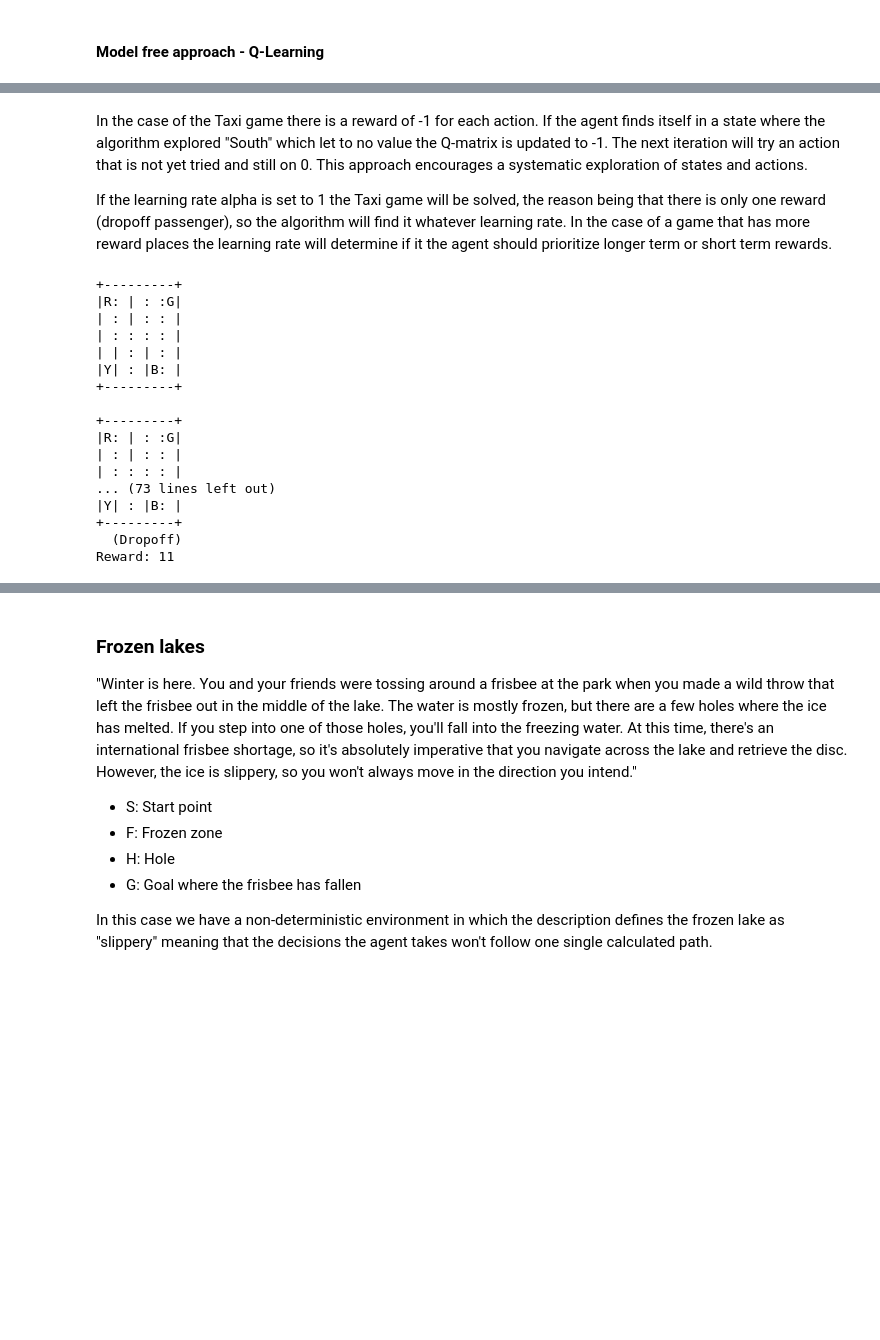
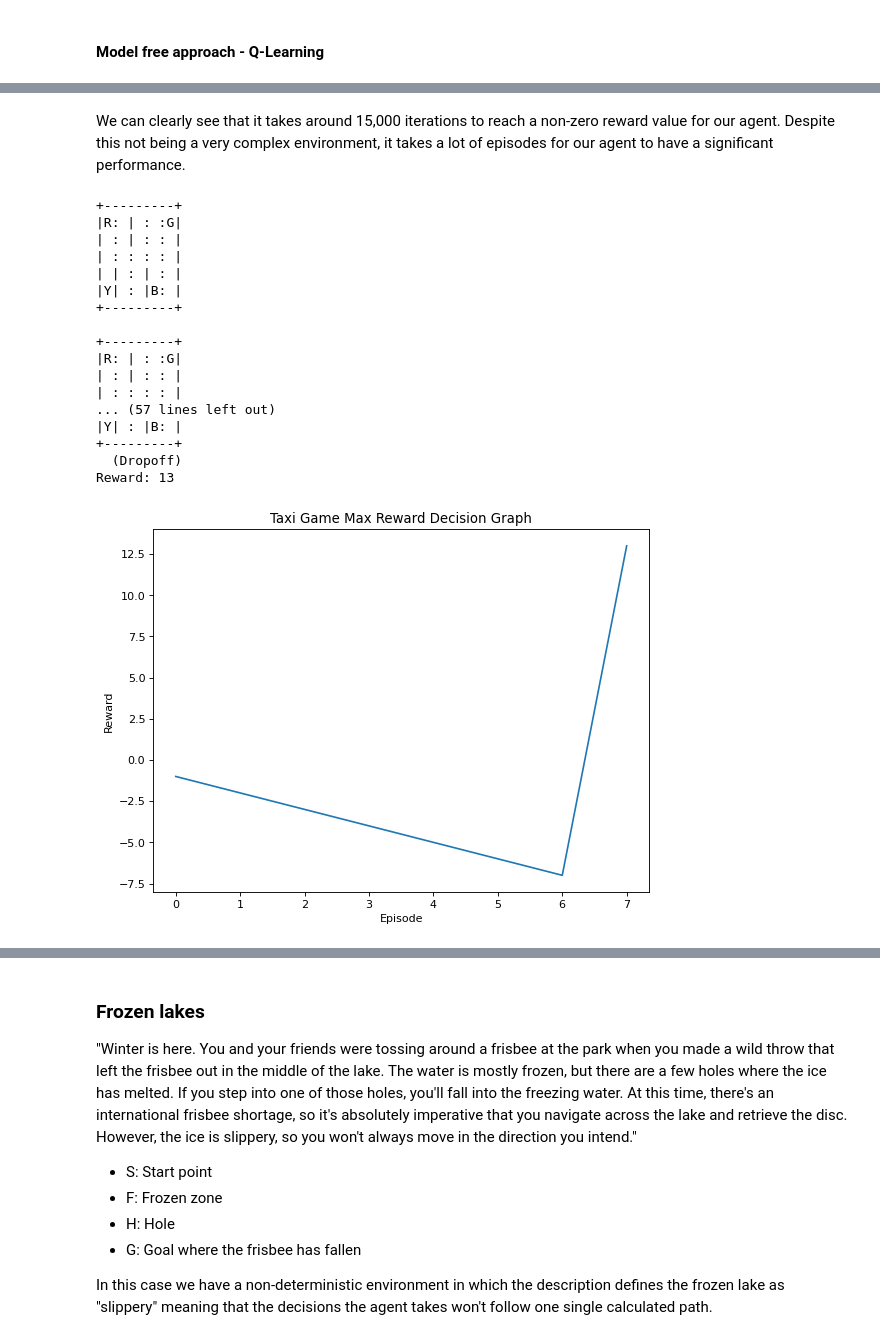
Before and after one commit to JLechuga94/DeepLearning, a Jupyter notebook: Final_Project_Reinforcement_Learning/DeepReinforcementLearning.ipynb, the cells around one changed output, grey strips where cells are left out. Drawn from its saved outputs; the diff is of its cells as text; code cells hidden in the pictures; blank space fills up the shorter version.

```diff
--- a/Final_Project_Reinforcement_Learning/DeepReinforcementLearning.ipynb
+++ b/Final_Project_Reinforcement_Learning/DeepReinforcementLearning.ipynb
@@ -376,18 +391,18 @@ plt.show()
-# %% [markdown]
-In the case of the Taxi game there is a reward of -1 for each action. If the agent finds itself in a state where the algorithm explored "South" which let to no value the Q-matrix is updated to -1. The next iteration will try an action that is not yet tried and still on 0. This approach encourages a systematic exploration of states and actions.
-
-If the learning rate alpha is set to 1 the Taxi game will be solved, the reason being that there is only one reward (dropoff passenger), so the algorithm will find it whatever learning rate. In the case of a game that has more reward places the learning rate will determine if it the agent should prioritize longer term or short term rewards.
+# %% [markdown]
+We can clearly see that it takes around 15,000 iterations to reach a non-zero reward value for our agent. Despite this not being a very complex environment, it takes a lot of episodes for our agent to have a significant performance.
 # %%
 # Let's see how the algorithm solves the taxi game by following the policy to take actions delivering max value
 reward = 0
 obs = env.reset()
 env.render()
 done = False
+rewards = []
 while done != True:
     action = np.argmax(Q[obs])
     obs, rew, done, info = env.step(action) #take step using selected action
     reward = reward + rew
     env.render()
+    rewards.append(reward)
 #Print the reward of these actions
 print("Reward: %r" % reward)
 # %% [output]
@@ -403,8 +418,17 @@ print("Reward: %r" % reward)
 |R: | : :G|
 | : | : : |
 | : : : : |
-... (73 lines left out)
+... (57 lines left out)
 |Y| : |B: |
 +---------+
   (Dropoff)
-Reward: 11
+Reward: 13
+# %%
+figure(figsize=(8, 6), dpi=80)
+plt.plot(rewards)
+plt.title("Taxi Game Max Reward Decision Graph")
+plt.xlabel("Episode")
+plt.ylabel("Reward")
+plt.show()
+# %% [output]
+[figure, added]
```
Also changed, not shown: parts of 31 cells of this notebook, 7 other files.
